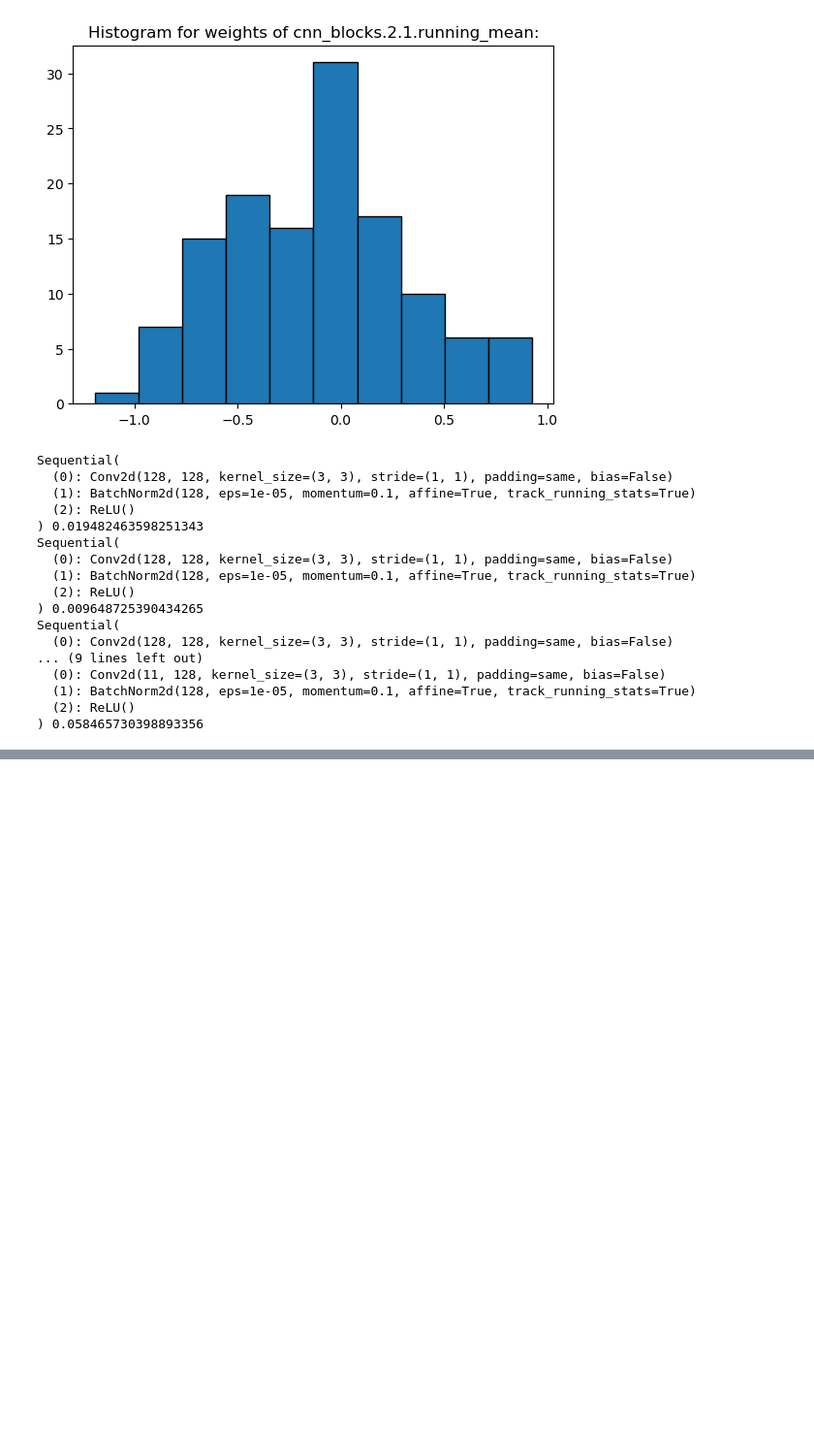
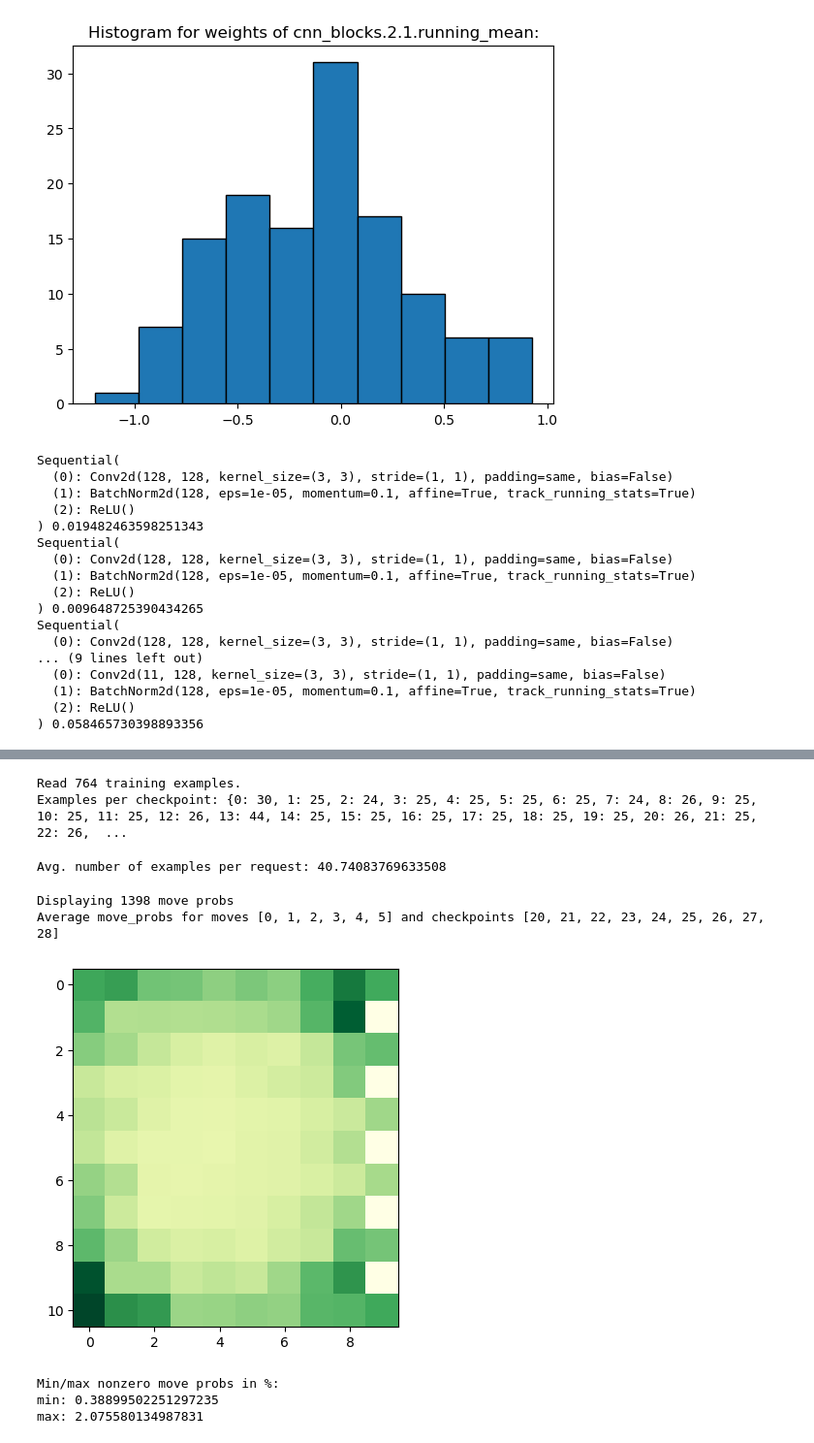
Before and after one commit to dnswlt/hexz, a Jupyter notebook: pyhexz/jupyter/ModelAnalysis.ipynb, the cells around one changed output, grey strips where cells are left out. Shown: that part at 97% size. Saved outputs shown, nothing was run; the diff lists cells and outputs as text; code cells hidden in the pictures; blank space fills up the shorter version.

Commit message:
Include model predictions in TrainingExample.
Also add an analysis that clearly shows that model learns to put flags into the corners.

```diff
--- a/pyhexz/jupyter/ModelAnalysis.ipynb
+++ b/pyhexz/jupyter/ModelAnalysis.ipynb
@@ -118,2 +115,0 @@ Sequential(
-# %%
-f = "/tmp/checkpoints/7/examples/20231118_185920_114917.gz"
@@ -210,0 +120,43 @@ M, M.sum()
+# %%
+import glob
+from collections import defaultdict
+
+MODEL_REPO_BASE_DIR="/tmp/hexz-models"
+
+def read_reqs(model="edgar"):
+    """Read all AddTrainingExamplesRequest files for the given model."""
+    result = []
+    efiles = glob.glob(f"{MODEL_REPO_BASE_DIR}/models/flagz/{model}/checkpoints/*/examples/*.gz")
+    for f in efiles:
+        r = hexz_pb2.AddTrainingExamplesRequest.FromString(gzip.open(f).read())
+        result.append(r)
+    return result
+
+def filter_ex(reqs, move=[], cp=[]):
+    """Returns a list of TrainingExample from the given AddTrainingExamplesRequest list,
+    filtered by the specified criteria.
+    """
+    cps = cp if isinstance(cp, list) else [cp]
+    moves = move if isinstance(move, list) else [move]
+    def p(r, e):
+        return (
+            (not cps or r.model_key.checkpoint in cps) and
+            (not moves or e.move.move in moves)
+        )
+    es = []
+    for r in reqs:
+        for e in r.examples:
+            if p(r, e):
+                es.append(e)
+    return es
+
+reqs = read_reqs()
+print(f"Read {len(reqs)} training examples.")
+d = defaultdict(lambda: [])
+for r in reqs:
+    d[r.model_key.checkpoint].append(r)
+epc = { k: len(v) for k, v in sorted(d.items()) }
+print(f"Examples per checkpoint: {epc}")
+# %% [output]
+Read 764 training examples.
+Examples per checkpoint: {0: 30, 1: 25, 2: 24, 3: 25, 4: 25, 5: 25, 6: 25, 7: 24, 8: 26, 9: 25, 10: 25, 11: 25, 12: 26, 13: 44, 14: 25, 15: 25, 16: 25, 17: 25, 18: 25, 19: 25, 20: 26, 21: 25, 22: 26,  ...
@@ -210,0 +167,28 @@ M, M.sum()
+# %%
+avg_ex_per_req = sum(len(t.examples) for t in reqs) / len(reqs)
+print(f"Avg. number of examples per request: {avg_ex_per_req}")
+# %% [output]
+Avg. number of examples per request: 40.74083769633508
+# %%
+# Adjust these values to look at different moves and checkpoint ranges.
+moves=[0,1,2,3,4,5]
+checkpoints = list(range(20, 29))
+
+prs = [training.NumpyExample.decode(e).move_probs for e in filter_ex(reqs, move=moves, cp=checkpoints)]
+print(f"Displaying {len(prs)} move probs")
+Xs = np.array(prs)
+S = Xs.mean(axis=0)
+F = S[0]
+plt.imshow(F, cmap='YlGn', interpolation='nearest')
+print(f"Average move_probs for moves {moves} and checkpoints {checkpoints}")
+# %% [output]
+Displaying 1398 move probs
+Average move_probs for moves [0, 1, 2, 3, 4, 5] and checkpoints [20, 21, 22, 23, 24, 25, 26, 27, 28]
+[figure, added]
+# %%
+Fmin = F[F.nonzero()].min()
+print(f"Min/max nonzero move probs in %:\nmin: {Fmin*100}\nmax: {F.max()*100}")
+# %% [output]
+Min/max nonzero move probs in %:
+min: 0.38899502251297235
+max: 2.075580134987831
```
Also changed, not shown: parts of 14 cells of this notebook, 12 other files.
